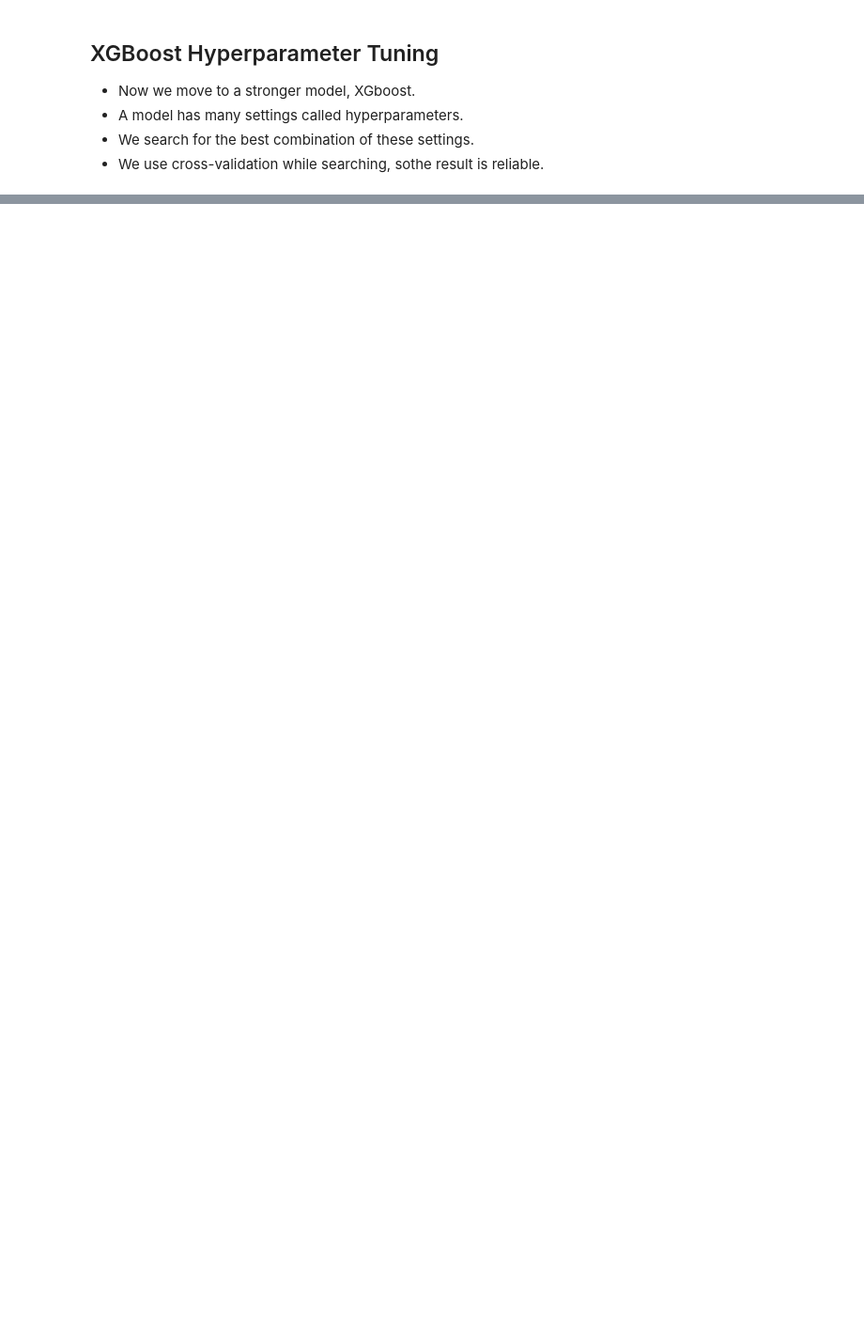
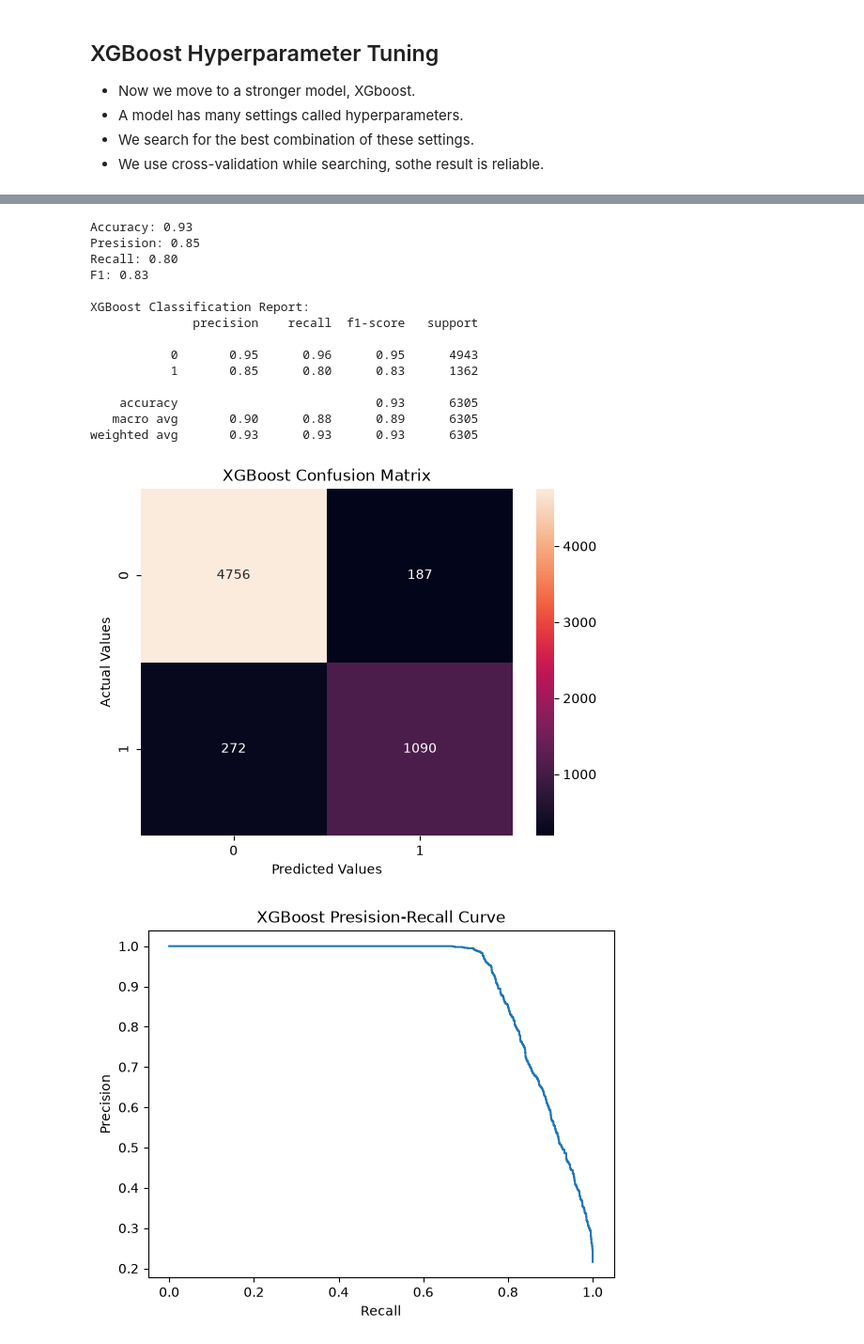
Before and after one commit to dhyan-01/Credit_risk, a Jupyter notebook: Credit_Risk.ipynb, the cells around one changed output, grey strips where cells are left out. Shown at 94% size. Saved outputs shown, nothing was run; the diff lists cells and outputs as text; code cells hidden in the pictures; blank space fills up the shorter version.

```diff
--- a/Credit_Risk.ipynb
+++ b/Credit_Risk.ipynb
@@ -452,0 +491,29 @@ xg_model.fit(x_train,y_train)
+# %%
+# lets perform hyperparameter tuning for XGBoost model using RandomizedSearchCV
+from sklearn.model_selection import RandomizedSearchCV
+from scipy.stats import uniform, randint
+
+param_grid = {
+    'classifier__n_estimators': randint(150, 600),
+    'classifier__max_depth': randint(3, 9),
+    'classifier__learning_rate': uniform(0.01, 0.5),
+    'classifier__subsample': uniform(0.6, 0.4),
+    'classifier__colsample_bytree': uniform(0.6, 0.4),
+    'classifier__min_child_weight': randint(1, 10),
+    'classifier__gamma': uniform(0, 5)
+}
+
+# lower gamma -> more splits -> complex tree -> high overfitting risk
+# higher gamma -> less splits -> simple tree -> low overfitting risk
+# %%
+random_search = RandomizedSearchCV(
+    xg_model,
+    param_grid,
+    n_iter=150,
+    cv=cv,
+    scoring='average_precision',
+    n_jobs=-1,
+    verbose=1
+)
+
+random_search.fit(x_train, y_train)
@@ -452,0 +569,19 @@ xg_model.fit(x_train,y_train)
+# %%
+evaluate_model('XGBoost', random_search, x_test, y_test)
+# %% [output]
+Accuracy: 0.93
+Presision: 0.85
+Recall: 0.80
+F1: 0.83
+
+XGBoost Classification Report:
+              precision    recall  f1-score   support
+
+           0       0.95      0.96      0.95      4943
+           1       0.85      0.80      0.83      1362
+
+    accuracy                           0.93      6305
+   macro avg       0.90      0.88      0.89      6305
+weighted avg       0.93      0.93      0.93      6305
+[figure, added]
+[figure, added]
```
Also changed, not shown: parts of 14 cells of this notebook.
